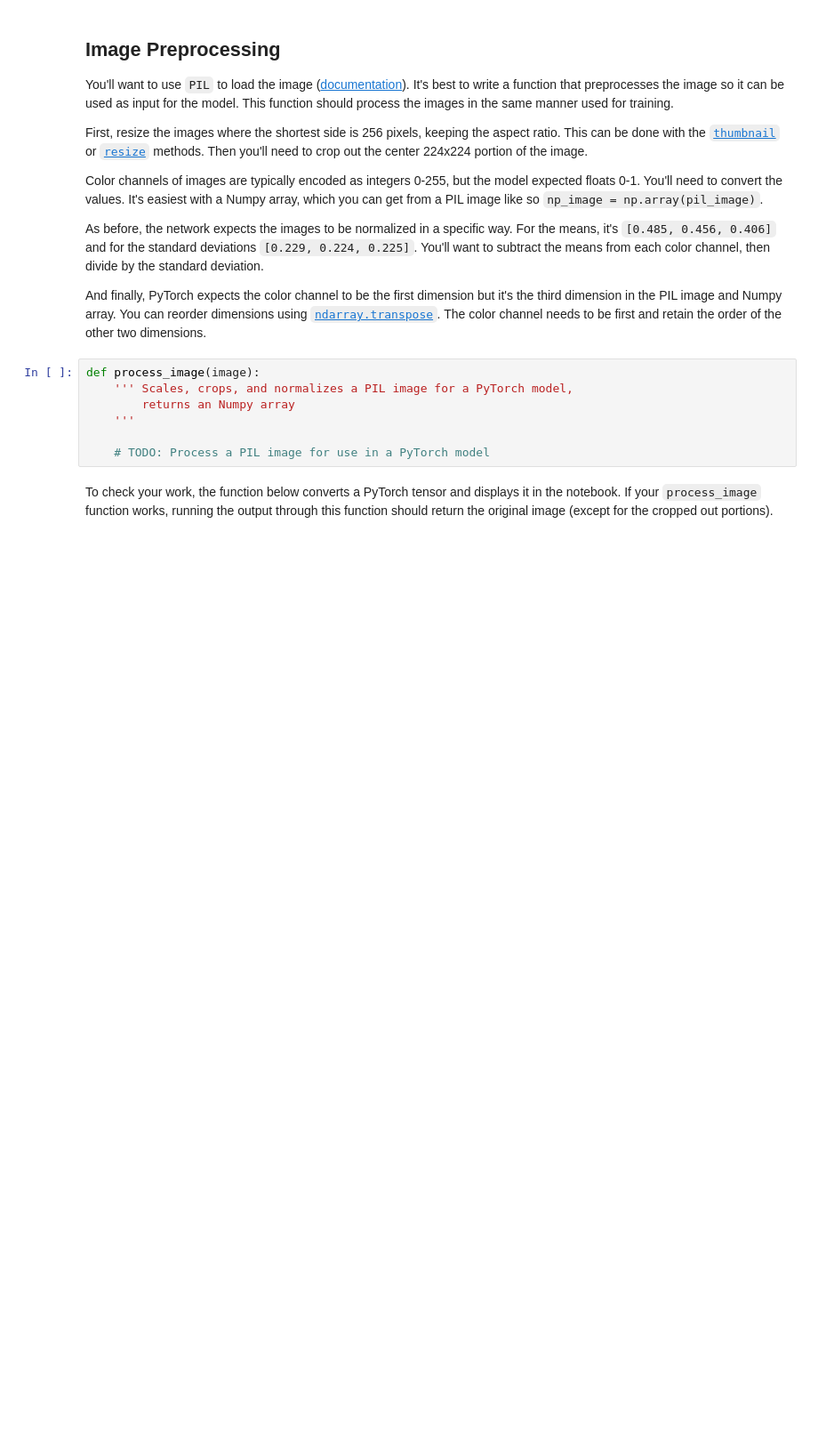
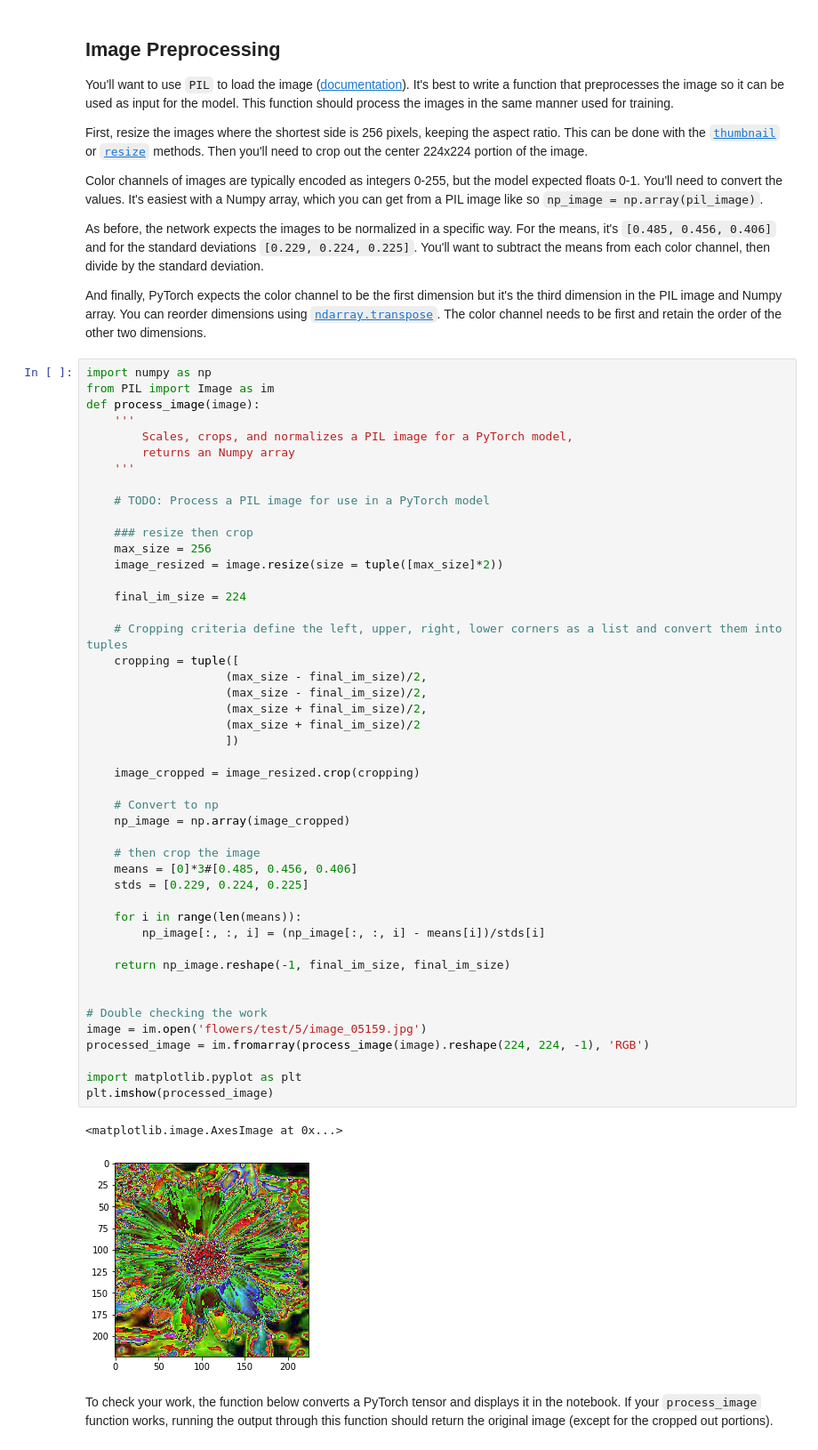
Before and after one commit to ahmedag91/Image-Recognizer, a Jupyter notebook: Image Classifier Project.ipynb, the cells around one changed output. Shown: that part at 89% size. Drawn from its saved outputs; the diff is of its cells as text; blank space fills up the shorter version.

Commit message:
feat: Update the notebook
predict and image preprocess functions are implemented now

```diff
--- a/Image Classifier Project.ipynb
+++ b/Image Classifier Project.ipynb
@@ -387,13 +401,55 @@ Color channels of images are typically encoded as integers 0-255, but the model
 As before, the network expects the images to be normalized in a specific way. For the means, it's `[0.485, 0.456, 0.406]` and for the standard deviations `[0.229, 0.224, 0.225]`. You'll want to subtract the means from each color channel, then divide by the standard deviation.
 
 And finally, PyTorch expects the color channel to be the first dimension but it's the third dimension in the PIL image and Numpy array. You can reorder dimensions using [`ndarray.transpose`](https://docs.scipy.org/doc/numpy-1.13.0/reference/generated/numpy.ndarray.transpose.html). The color channel needs to be first and retain the order of the other two dimensions.
-# %%
-def process_image(image):
-    ''' Scales, crops, and normalizes a PIL image for a PyTorch model,
-        returns an Numpy array
-    '''
-
-    # TODO: Process a PIL image for use in a PyTorch model
+# %%
+import numpy as np
+from PIL import Image as im
+def process_image(image):
+    '''
+        Scales, crops, and normalizes a PIL image for a PyTorch model,
+        returns an Numpy array
+    '''
+
+    # TODO: Process a PIL image for use in a PyTorch model
+
+    ### resize then crop
+    max_size = 256
+    image_resized = image.resize(size = tuple([max_size]*2))
+
+    final_im_size = 224
+
+    # Cropping criteria define the left, upper, right, lower corners as a list and convert them into tuples
+    cropping = tuple([
+                    (max_size - final_im_size)/2,
+                    (max_size - final_im_size)/2,
+                    (max_size + final_im_size)/2,
+                    (max_size + final_im_size)/2
+                    ])
+
+    image_cropped = image_resized.crop(cropping)
+
+    # Convert to np
+    np_image = np.array(image_cropped)
+
+    # then crop the image
+    means = [0]*3#[0.485, 0.456, 0.406]
+    stds = [0.229, 0.224, 0.225]
+
+    for i in range(len(means)):
+        np_image[:, :, i] = (np_image[:, :, i] - means[i])/stds[i]
+
+    return np_image.reshape(-1, final_im_size, final_im_size)
+
+
+# Double checking the work
+image = im.open('flowers/test/5/image_05159.jpg')
+processed_image = im.fromarray(process_image(image).reshape(224, 224, -1), 'RGB')
+
+import matplotlib.pyplot as plt
+plt.imshow(processed_image)
+# %% [output]
+<matplotlib.image.AxesImage at 0x...>
+[figure, added]
 # %% [markdown]
 To check your work, the function below converts a PyTorch tensor and displays it in the notebook. If your `process_image` function works, running the output through this function should return the original image (except for the cropped out portions).
 # %%
```
Also changed, not shown: parts of 6 cells of this notebook.
